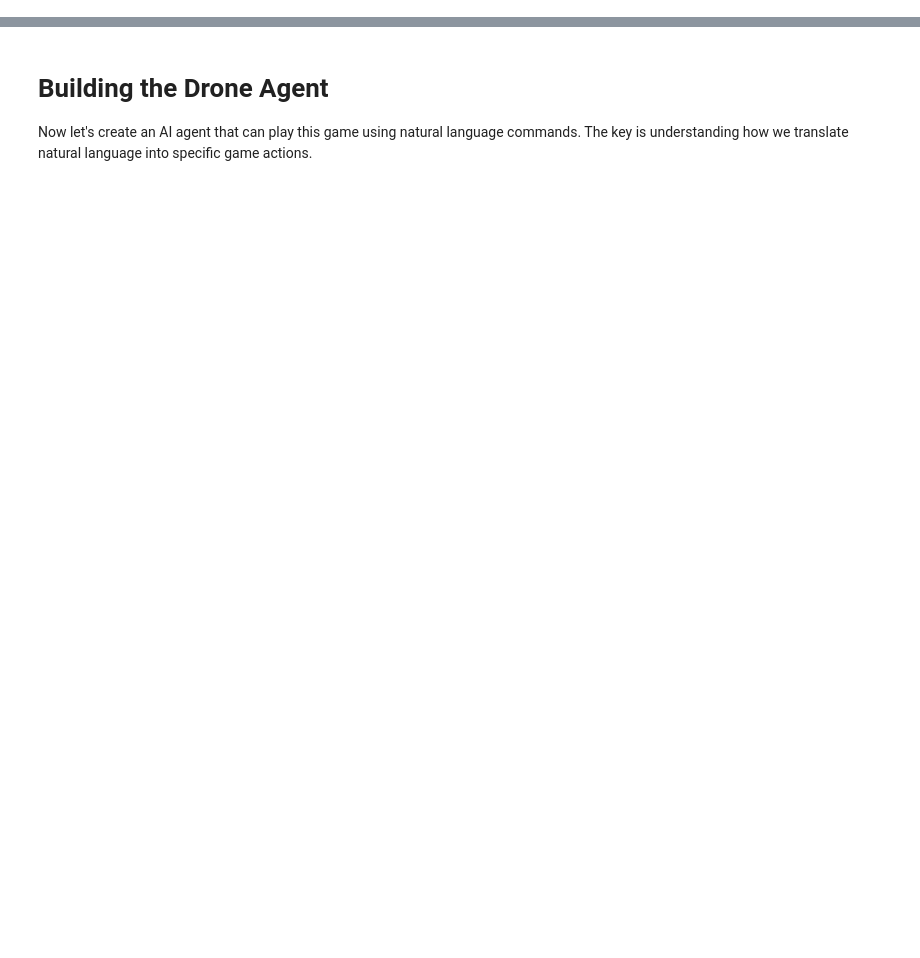
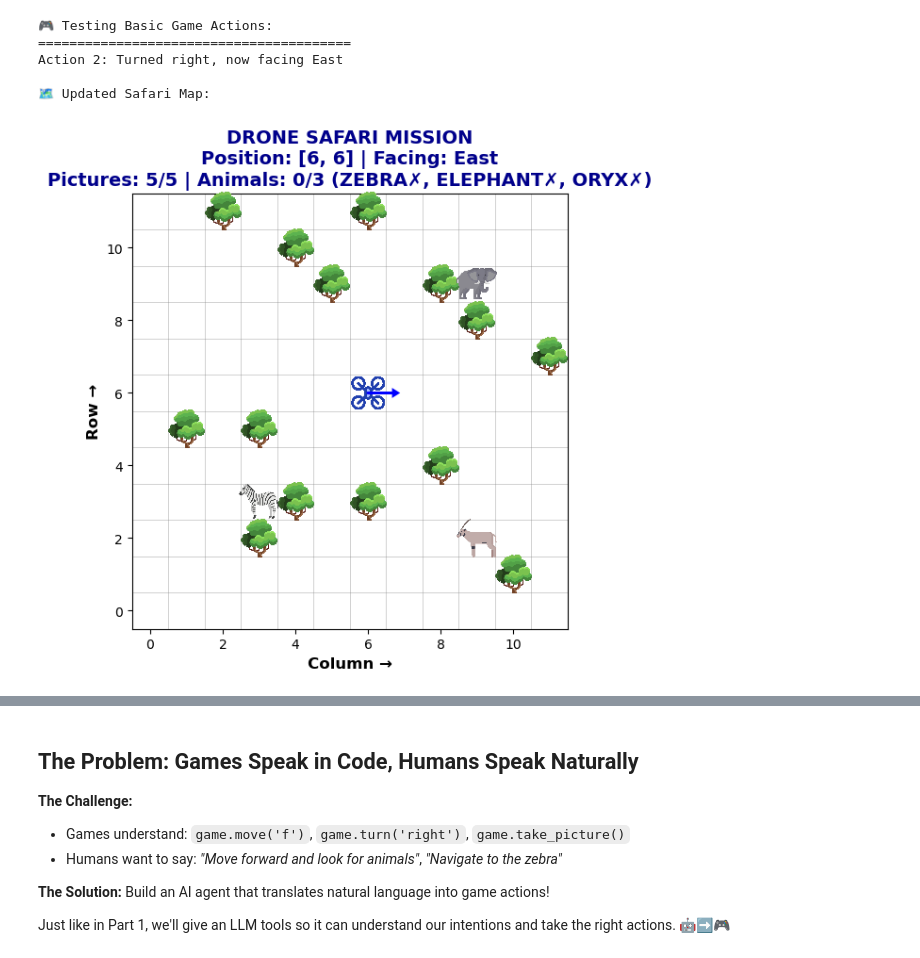
Before and after one commit to alejp1998/wilddrone-llm-workshop, a Jupyter notebook: part2-drone-safari.ipynb, the cells around one changed output, grey strips where cells are left out. Drawn from its saved outputs; the diff is of its cells as text; code cells hidden in the pictures; blank space fills up the shorter version.

```diff
--- a/part2-drone-safari.ipynb
+++ b/part2-drone-safari.ipynb
@@ -104,20 +100,27 @@ game.visualize()
 # %%
-# Let's try some manual moves to understand the game
-print("Testing Manual Game Actions:")
+# Let's try some basic game actions to understand how it works
+print("🎮 Testing Basic Game Actions:")
 print("="*40)
 
-# Move forward a few steps
-result = game.move('f')
-print(f"Move forward: {result}")
+# # Move forward and print result
+# result = game.move('f')
+# print(f"Action 1: {result}")
 
-# Turn right
+# Turn right and print result
 result = game.turn('right')
-print(f"Turn right: {result}")
+print(f"Action 2: {result}")
 
-# Check current status
-status = game.get_status()
-print(f"\nCurrent position: {status['position']}")
-print(f"Facing: {status['facing']}")
+# Take picture and print result
+# result = game.take_picture()
+# print(f"Action 3: {result}")
 
-# Visualize current state
-game.visualize()
+# Visualize updated state
+print("\n🗺️ Updated Safari Map:")
+game.visualize(figsize=(8, 6))
+# %% [output]
+🎮 Testing Basic Game Actions:
+========================================
+Action 2: Turned right, now facing East
+
+🗺️ Updated Safari Map:
+[figure, added]
@@ -124,4 +128,10 @@ game.visualize()
 # %% [markdown]
-# Building the Drone Agent
+## The Problem: Games Speak in Code, Humans Speak Naturally
 
-Now let's create an AI agent that can play this game using natural language commands. The key is understanding how we translate natural language into specific game actions.
+**The Challenge:**
+- Games understand: `game.move('f')`, `game.turn('right')`, `game.take_picture()`
+- Humans want to say: *"Move forward and look for animals"*, *"Navigate to the zebra"*
+
+**The Solution:** Build an AI agent that translates natural language into game actions!
+
+Just like in Part 1, we'll give an LLM tools so it can understand our intentions and take the right actions. 🤖➡️🎮
```
Also changed, not shown: parts of 32 cells of this notebook, 4 other files.
